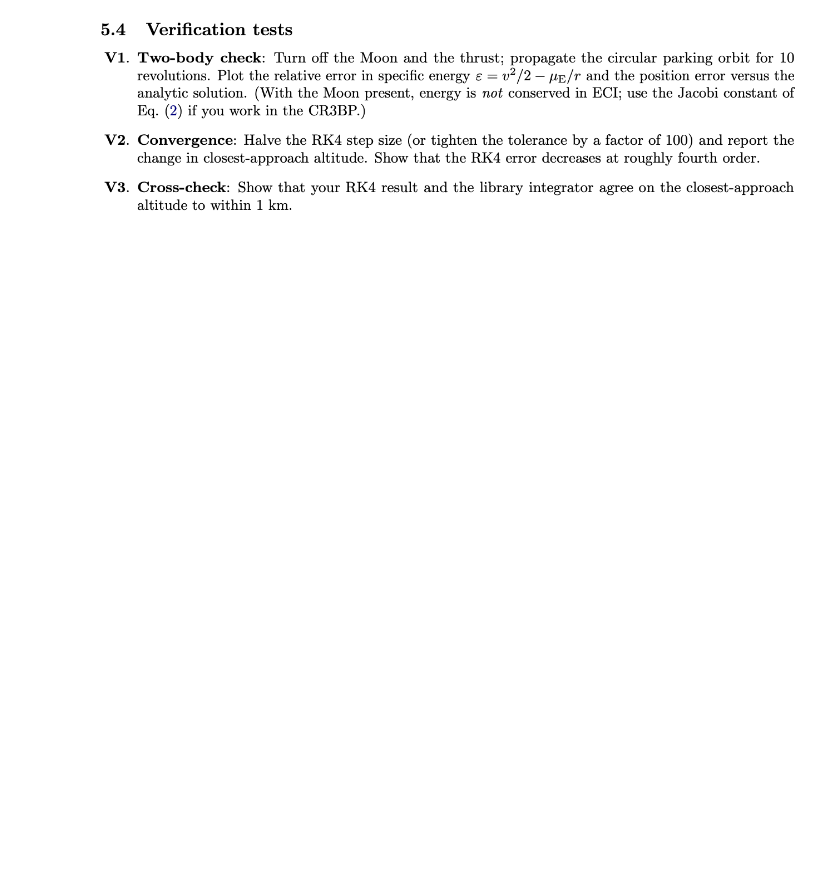
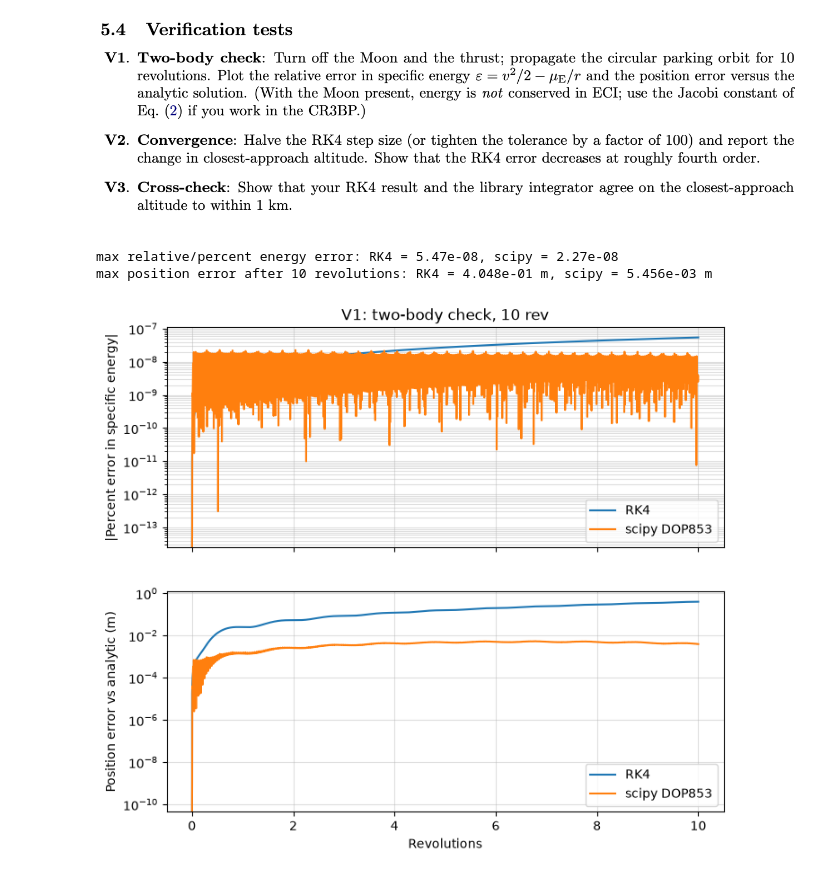
Before and after one commit to JosephLitjens/DynamicsProject1, a Jupyter notebook: ArtemisLaunch.ipynb, the cells around one changed output. Drawn from its saved outputs; the diff is of its cells as text; code cells hidden in the pictures; blank space fills up the shorter version.

```diff
--- a/ArtemisLaunch.ipynb
+++ b/ArtemisLaunch.ipynb
@@ -206,5 +222,57 @@ plt.show()
 # %% [markdown]
 ![image.png](attachment:image.png)
 # %%
-##Task 7 V1:
+## Task 7 V1: Two-body check w/o moon and thrust
+
+r_park = np.linalg.norm(r0) #parking orbit radius
+T_orb = 2*np.pi*np.sqrt(r_park**3/u_earth) #period of the circular parking orbit from Kepler's 3rd law
+t_end_V1 = 10*T_orb #time to achieve 10 revolutions
+n_V1 = 5000 #total rk4 steps for V1 test (500 per revolution)
+T_zero = np.zeros(3) #no thrust throughout the test
+
+#turn the moon off by setting u_moon = 0 (essentially saying there is no gravity from the moon)
+u_moon_saved = u_moon #store the old value so we can use it later
+u_moon = 0
+t_V1, state_rk4_V1, state_scipy_V1 = run_sim(state0, T_zero, Isp, 0, t_end_V1, n_V1) #run simulation with new values
+u_moon = u_moon_saved #reset to original value
+
+#analytic solution: circular orbit starting on the +x axis, moving in +y
+w = np.sqrt(u_earth/r_park**3) #orbital angular rate from Kepler's 3rd law
+pos_analytical = r_park*np.array([np.cos(w*t_V1), np.sin(w*t_V1), np.zeros_like(t_V1)]).T #exact analytical position
+
+#specific energy eps = v^2/2 - u/r at every time step
+eps_rk4 = 0.5*np.linalg.norm(state_rk4_V1[:, 3:6], axis=1)**2 - u_earth/np.linalg.norm(state_rk4_V1[:, 0:3], axis=1)
+eps_scipy = 0.5*np.linalg.norm(state_scipy_V1[:, 3:6], axis=1)**2 - u_earth/np.linalg.norm(state_scipy_V1[:, 0:3], axis=1)
+eps0 = eps_rk4[0]
+#relative/percent error
+rel_err_eps_rk4 = 100*(eps_rk4 - eps0)/abs(eps0)
+rel_err_eps_scipy = 100*(eps_scipy - eps0)/abs(eps0)
+
+#position error vs the analytic solution
+pos_err_rk4 = np.linalg.norm(state_rk4_V1[:, 0:3] - pos_analytical, axis=1)
+pos_err_scipy = np.linalg.norm(state_scipy_V1[:, 0:3] - pos_analytical, axis=1)
+
+print(f"max relative/percent energy error: RK4 = {np.max(np.abs(rel_err_eps_rk4)):.2e}, scipy = {np.max(np.abs(rel_err_eps_scipy)):.2e}")
+print(f"max position error after 10 revolutions: RK4 = {np.max(pos_err_rk4):.3e} m, scipy = {np.max(pos_err_scipy):.3e} m")
+
+fig, (ax1, ax2) = plt.subplots(2, 1, figsize=(8, 7), sharex=True)
+
+ax1.semilogy(t_V1/T_orb, np.abs(rel_err_eps_rk4), label='RK4')
+ax1.semilogy(t_V1/T_orb, np.abs(rel_err_eps_scipy), label='scipy DOP853')
+ax1.set_ylabel('|Percent error in specific energy|')
+ax1.set_title('V1: two-body check, 10 rev')
+ax1.legend()
+ax1.grid(True, which='both', alpha=0.4)
+
+ax2.semilogy(t_V1/T_orb, pos_err_rk4, label='RK4')
+ax2.semilogy(t_V1/T_orb, pos_err_scipy, label='scipy DOP853')
+ax2.set_xlabel('Revolutions')
+ax2.set_ylabel('Position error vs analytic (m)')
+ax2.legend()
+ax2.grid(True, which='both', alpha=0.4)
+plt.show()
+# %% [output]
+max relative/percent energy error: RK4 = 5.47e-08, scipy = 2.27e-08
+max position error after 10 revolutions: RK4 = 4.048e-01 m, scipy = 5.456e-03 m
+[figure, added]
 # %%
```
Also changed, not shown: parts of 6 cells of this notebook.
